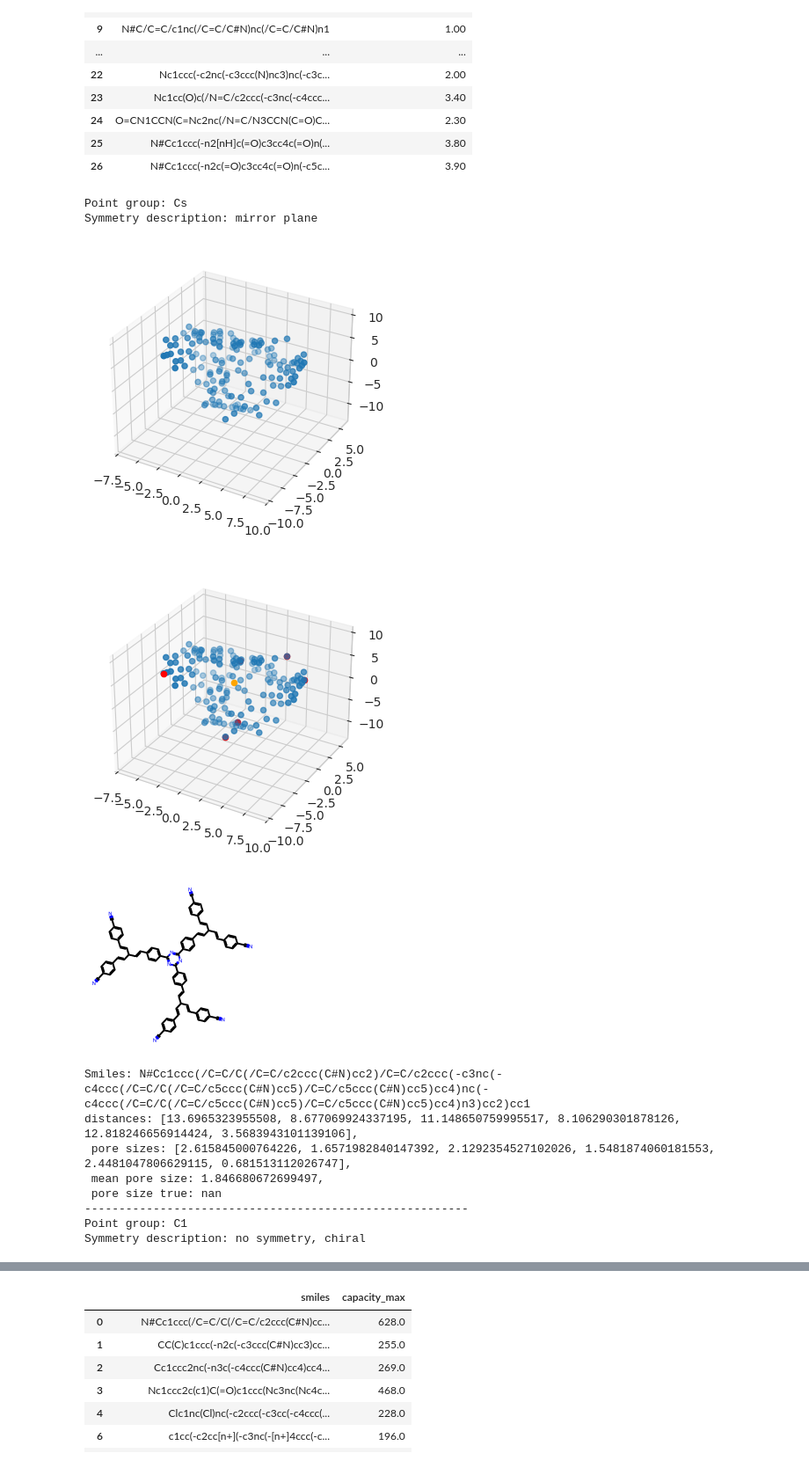
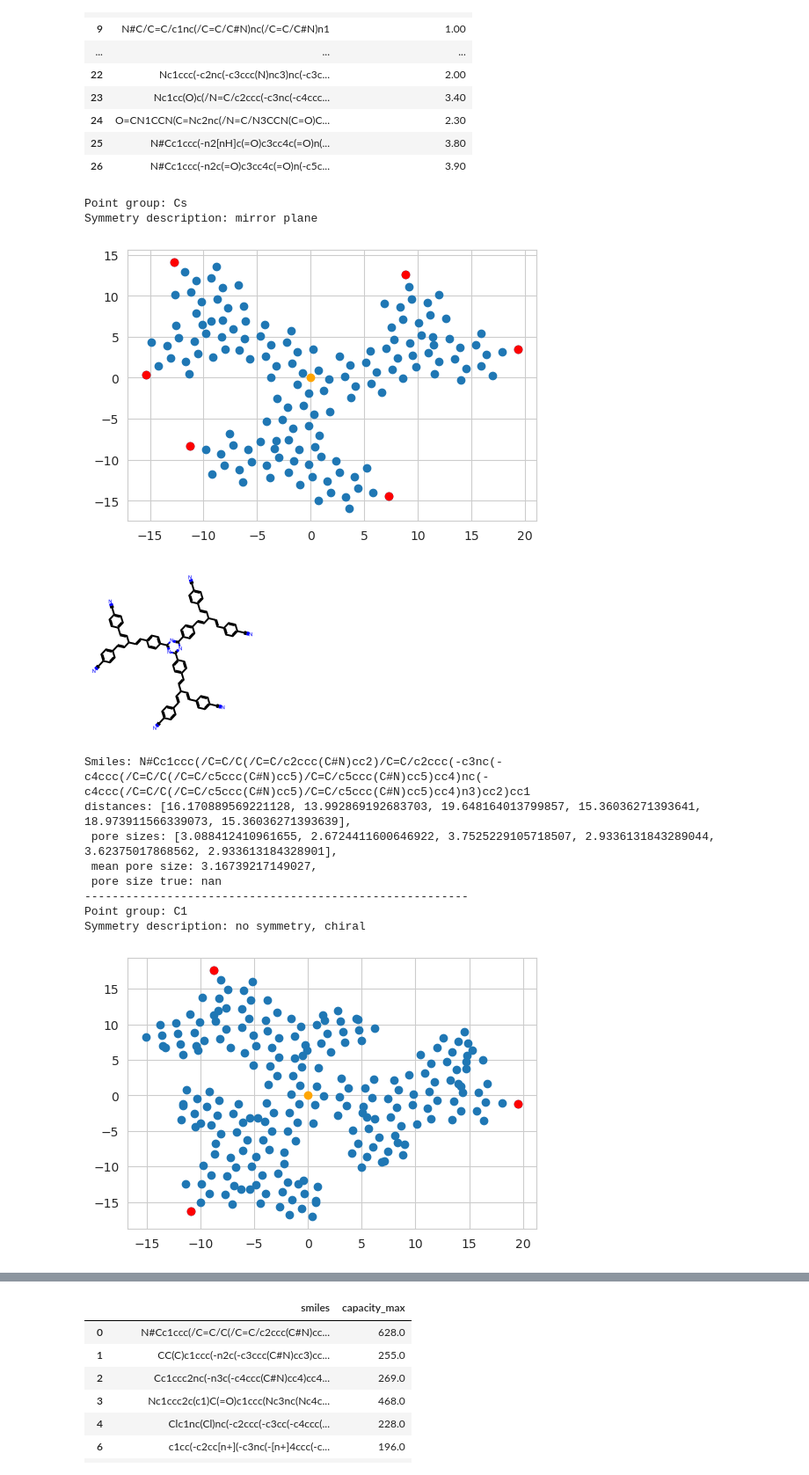
Before and after one commit to wtaisner/battery-rangers, a Jupyter notebook: modules/predictor/notebooks/pore_sizes.ipynb, the cells around one changed output, grey strips where cells are left out. Shown at 88% size. Saved outputs shown, nothing was run; the diff lists cells and outputs as text; code cells hidden in the pictures.

Commit message:
add 2d pore size

```diff
--- a/modules/predictor/notebooks/pore_sizes.ipynb
+++ b/modules/predictor/notebooks/pore_sizes.ipynb
@@ -84,8 +84,8 @@ for s, p in zip(smiles, pore_sizes):
 
     molecule = Chem.MolFromSmiles(s, sanitize=True)
     molecule = Chem.AddHs(molecule)
-    #rdDepictor.Compute2DCoords(molecule, sampleSeed=42)
-    rdDistGeom.EmbedMolecule(molecule, randomSeed=42, maxAttempts=500, useRandomCoords=True)
+    rdDepictor.Compute2DCoords(molecule, sampleSeed=42)
+    #rdDistGeom.EmbedMolecule(molecule, randomSeed=42, maxAttempts=500, useRandomCoords=True)
 
     endings = []
 
@@ -110,49 +110,49 @@ for s, p in zip(smiles, pore_sizes):
             furthest_atom_idx = get_furthest_atom_id(molecule, match, atom_name)
             indices.append(furthest_atom_idx)
             atom_symbol = molecule.GetAtomWithIdx(furthest_atom_idx).GetSymbol()
 
     if len(indices) == 0:
         match = list(range(0, molecule.GetNumAtoms()))
         furthest_atom_idx = get_furthest_atom_id(molecule, match)
         indices.append(furthest_atom_idx)
 
     for j in indices: #range(0, molecule.GetNumAtoms()):
         pos_j = np.array(conf.GetAtomPosition(j))
 
         # Calculate the distance between the two points
         distance = np.linalg.norm(np.array([0, 0, 0]) - pos_j)
         #distance = distance * 6 / np.pi / 10
         distances.append(distance)
         atom_positions.append(pos_j)
 
+    # fig = plt.figure(figsize=(6, 4))
+    # ax = fig.add_subplot(111)
+    # ax.scatter(coords[:, 0], coords[:, 1], coords[:,2])
+    # plt.show()
     fig = plt.figure(figsize=(6, 4))
-    ax = fig.add_subplot(111, projection='3d')
-    ax.scatter(coords[:, 0], coords[:, 1], coords[:,2])
-    plt.show()
-    fig = plt.figure(figsize=(6, 4))
-    ax = fig.add_subplot(111, projection='3d')
-    ax.scatter(coords[:, 0], coords[:, 1], coords[:,2])
-    ax.scatter(0, 0, 0, c='orange')
+    ax = fig.add_subplot(111)
+    ax.scatter(coords[:, 0], coords[:, 1])
+    ax.scatter(0, 0, c='orange')
     for atom_pos in atom_positions:
-        ax.scatter(atom_pos[0], atom_pos[1], atom_pos[2], c='red')
+        ax.scatter(atom_pos[0], atom_pos[1], c='red')
     plt.show()
     display(Chem.Draw.MolsToImage([Chem.MolFromSmiles(s, sanitize=True)]))
 
     print(f'Smiles: {s}')
     print(f'distances: {distances},\n pore sizes: {[d * 6 / np.pi / 10 for d in distances]},\n mean pore size: {np.mean(distances) * 6 / np.pi / 10}, \n pore size true: {p}')
 
     print('--------------------------------------------------------')
 # %% [output]
 Point group: Cs
 Symmetry description: mirror plane
-[figure, old version]
+[figure, new version]
-[figure, old version]
+[figure, new version]
+Smiles: N#Cc1ccc(/C=C/C(/C=C/c2ccc(C#N)cc2)/C=C/c2ccc(-c3nc(-c4ccc(/C=C/C(/C=C/c5ccc(C#N)cc5)/C=C/c5ccc(C#N)cc5)cc4)nc(-c4ccc(/C=C/C(/C=C/c5ccc(C#N)cc5)/C=C/c5ccc(C#N)cc5)cc4)n3)cc2)cc1
+distances: [16.170889569221128, 13.992869192683703, 19.648164013799857, 15.36036271393641, 18.973911566339073, 15.36036271393639],
+ pore sizes: [3.088412410961655, 2.6724411600646922, 3.7525229105718507, 2.9336131843289044, 3.62375017868562, 2.933613184328901],
+ mean pore size: 3.16739217149027,
+ pore size true: nan
+--------------------------------------------------------
+Point group: C1
+Symmetry description: no symmetry, chiral
-[figure, old version]
+[figure, new version]
-Smiles: N#Cc1ccc(/C=C/C(/C=C/c2ccc(C#N)cc2)/C=C/c2ccc(-c3nc(-c4ccc(/C=C/C(/C=C/c5ccc(C#N)cc5)/C=C/c5ccc(C#N)cc5)cc4)nc(-c4ccc(/C=C/C(/C=C/c5ccc(C#N)cc5)/C=C/c5ccc(C#N)cc5)cc4)n3)cc2)cc1
-distances: [13.6965323955508, 8.677069924337195, 11.148650759995517, 8.106290301878126, 12.818246656914424, 3.5683943101139106],
- pore sizes: [2.615845000764226, 1.6571982840147392, 2.1292354527102026, 1.5481874060181553, 2.4481047806629115, 0.681513112026747],
- mean pore size: 1.846680672699497,
- pore size true: nan
---------------------------------------------------------
-Point group: C1
-Symmetry description: no symmetry, chiral
```
Also changed, not shown: parts of 1 cell of this notebook.
